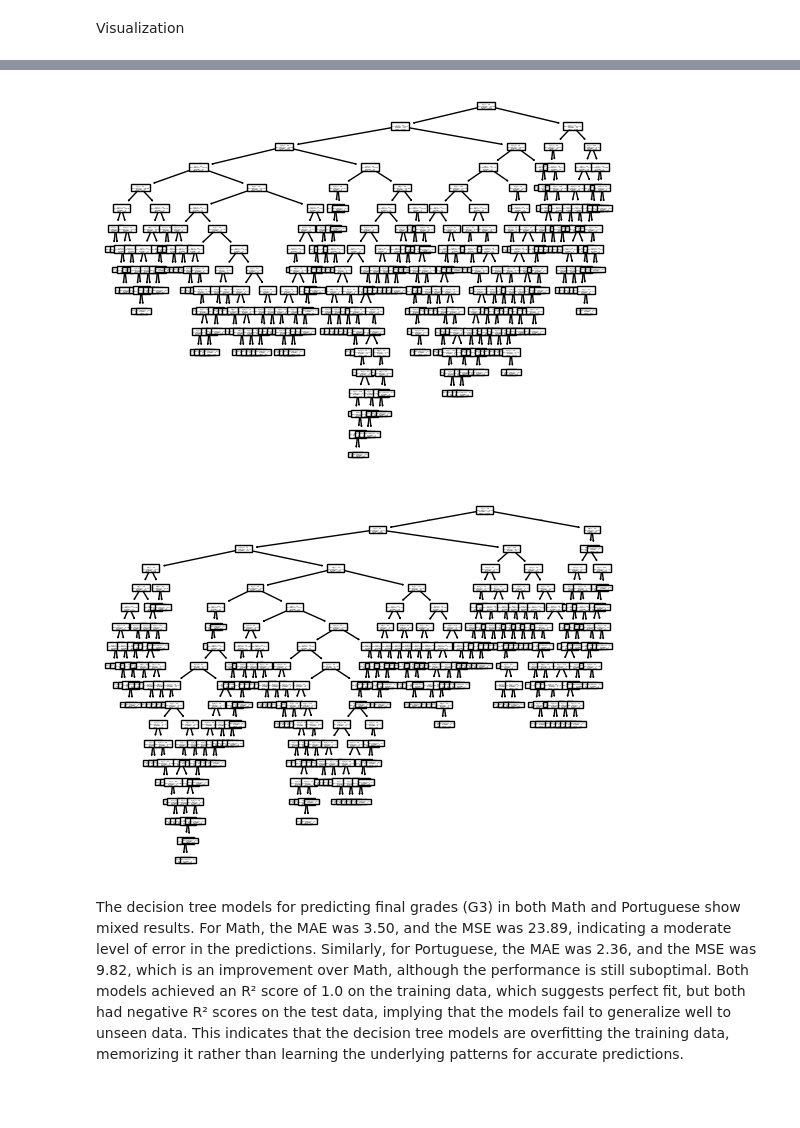
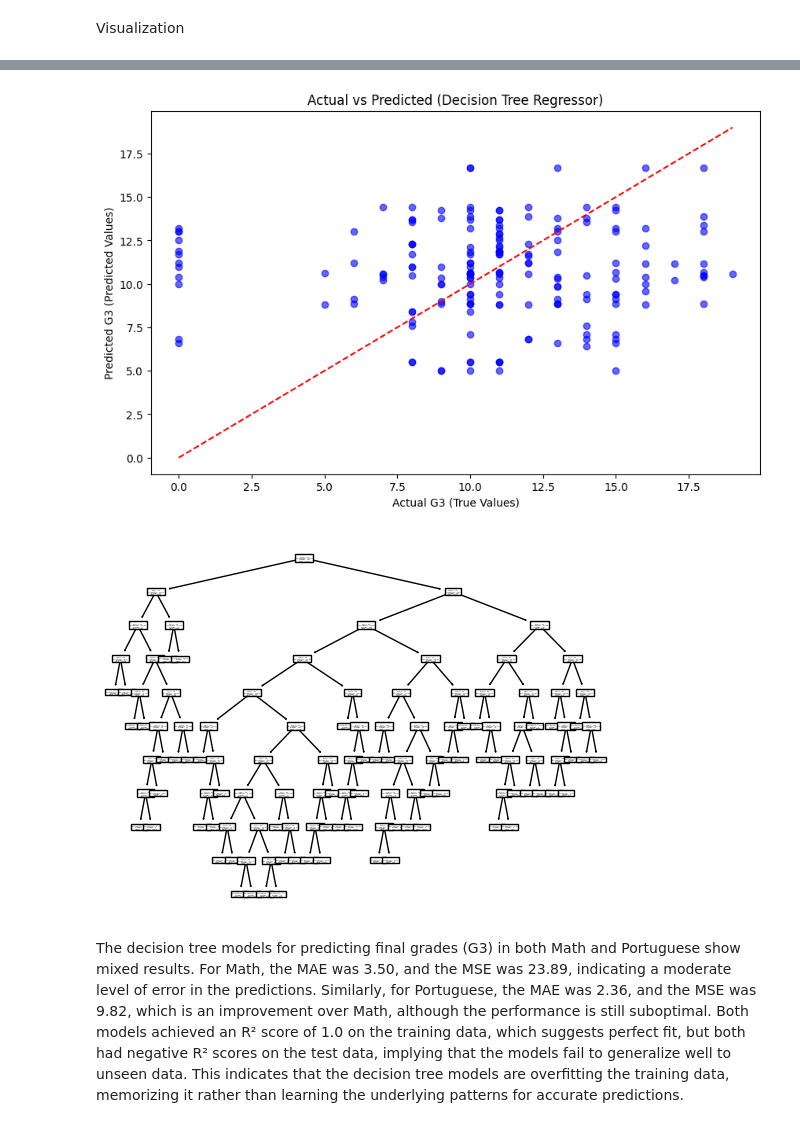
Before and after one commit to MiguelCarloKua/STINTSY_AlcoholConsumption, a Jupyter notebook: STINTSY_StudentAlcohol.ipynb, the cells around one changed output, grey strips where cells are left out. Cells and saved outputs as stored; diff of their text form; code cells hidden in the pictures; blank space fills up the shorter version.

Commit message:
Rough Decision Trees

```diff
--- a/STINTSY_StudentAlcohol.ipynb
+++ b/STINTSY_StudentAlcohol.ipynb
@@ -550,2 +519,10 @@ y_port = data_port[target_port]
+# %%
+from sklearn.model_selection import train_test_split
+from sklearn.metrics import mean_absolute_error, mean_squared_error, r2_score
+
+tree_data = visual_df_dropped.copy()
+
+X = tree_data.drop(columns=['G3'])  # Features
+y = tree_data['G3']  # Target variable
 # %% [markdown]
 Then, the dataset itself is split into its train and test sets, and remove the extra dimension
@@ -562,2 +529,8 @@ y_test_port = numpy.squeeze(y_test_port)
+# %%
+from sklearn.model_selection import train_test_split
+X_train, X_test, y_train, y_test = train_test_split(X, y, test_size=0.3, random_state=42)
+
+y_train = np.squeeze(y_train)
+y_test = np.squeeze(y_test)
 # %% [markdown]
 Afterwards, its time to build and train the decision tree model for predicting the final grade. The initial hyperparameters that are utilized, ensure that the tree to grow as deep as necessary, capturing the full complexity of the data, ensures the tree can grow with minimal restriction, and lastly, ensures that even the smallest leaf node can contain just 1 sample.
@@ -573,0 +537,14 @@ DecisionTreeRegressor(random_state=42)
+# %%
+from sklearn.tree import DecisionTreeRegressor
+
+dtr = DecisionTreeRegressor(
+    criterion="squared_error",  # Use mean squared error to measure quality of splits
+    max_depth=10,               # Limit the depth of the tree to avoid overfitting
+    min_samples_split=10,       # Minimum samples to split a node
+    min_samples_leaf=5,         # Minimum samples in a leaf node
+    max_features="sqrt",        # Consider square root of features for each split
+    splitter="best",            # Use the best split
+    random_state=42             # Ensures reproducibility
+)
+
+dtr.fit(X_train, y_train)
@@ -645,14 +577,21 @@ plt.show()
+# %%
+# Scatter plot to compare actual vs predicted values
+plt.figure(figsize=(10, 6))
+plt.scatter(y_test, y_pred, color='blue', alpha=0.6)
+plt.plot([min(y_test), max(y_test)], [min(y_test), max(y_test)], color='red', linestyle='--')  # Perfect prediction line
+plt.title("Actual vs Predicted (Decision Tree Regressor)")
+plt.xlabel("Actual G3 (True Values)")
+plt.ylabel("Predicted G3 (Predicted Values)")
+plt.show()
+# %% [output]
+[figure, added]
 # %%
 from sklearn import tree
 
-tree.plot_tree(dtree_math)
+tree.plot_tree(dtr)
 plt.show()
-
-tree.plot_tree(dtree_port)
-plt.show()
 # %% [output]
-[figure, old version]
+[figure, new version]
-[figure, removed]
 # %% [markdown]
 The decision tree models for predicting final grades (G3) in both Math and Portuguese show mixed results. For Math, the MAE was 3.50, and the MSE was 23.89, indicating a moderate level of error in the predictions. Similarly, for Portuguese, the MAE was 2.36, and the MSE was 9.82, which is an improvement over Math, although the performance is still suboptimal. Both models achieved an R² score of 1.0 on the training data, which suggests perfect fit, but both had negative R² scores on the test data, implying that the models fail to generalize well to unseen data. This indicates that the decision tree models are overfitting the training data, memorizing it rather than learning the underlying patterns for accurate predictions.
 # %% [markdown]
```
Also changed, not shown: parts of 12 cells of this notebook.
